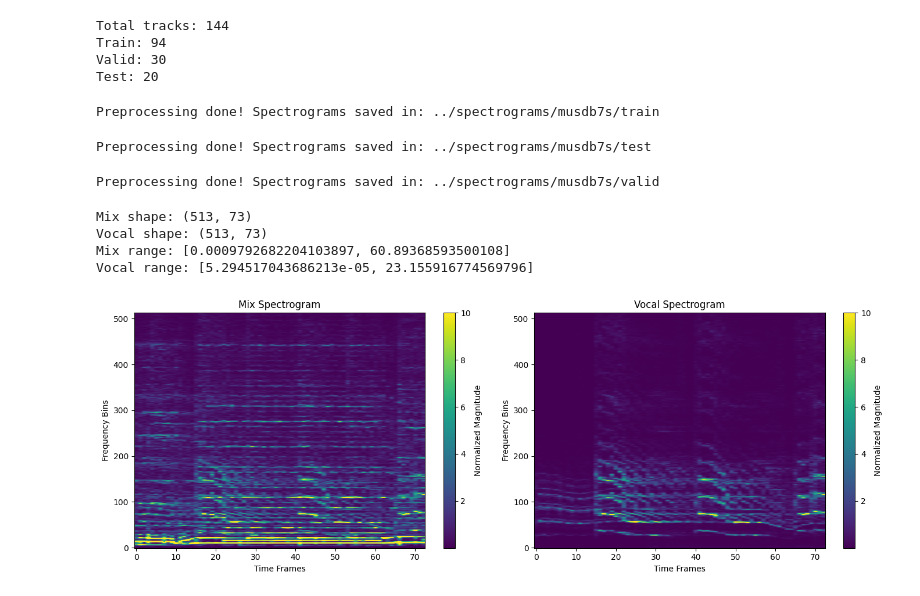
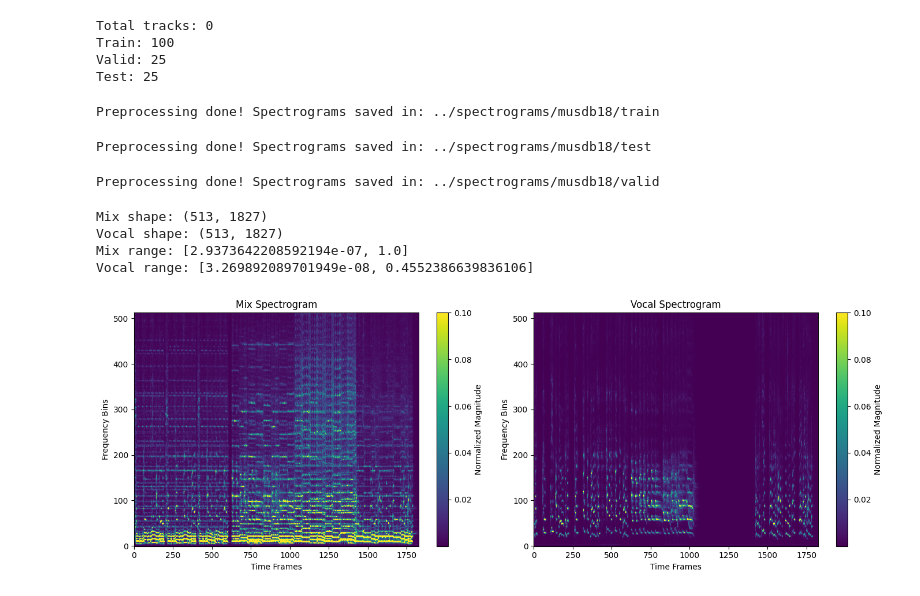
Before and after one commit to Are-had/Singing-Voice-Separation-with-Deep-U-net, a Jupyter notebook: notebooks/process_data.ipynb, the cells around one changed output. Cells and saved outputs as stored; diff of their text form; code cells hidden in the pictures.

```diff
--- a/notebooks/process_data.ipynb
+++ b/notebooks/process_data.ipynb
@@ -17,13 +17,13 @@ import musdb
 import matplotlib.pyplot as plt
 import numpy as np
 # %%
-mus = musdb.DB(root='../data/musdb7s', is_wav=False)
+mus = musdb.DB(root='../data/mus', is_wav=False)
 
 print(f"Total tracks: {len(mus.tracks)}")
 
 # load the train and the test set
-mus_train = musdb.DB(root='../data/musdb7s', is_wav=False, subsets='train')
-mus_test = musdb.DB(root='../data/musdb7s', is_wav=False, subsets='test')
+mus_train = musdb.DB(root='../data/musdb18', is_wav=False, subsets='train')
+mus_test = musdb.DB(root='../data/musdb18', is_wav=False, subsets='test')
 
 train_tracks = mus_train.tracks
 
@@ -31,7 +31,7 @@ train_tracks = mus_train.tracks
 # Split test en test + valid
 test_tracks, valid_tracks = train_test_split(
     mus_test.tracks,
-    test_size=0.6,
+    test_size=0.5,
     random_state=42
 )
 
@@ -39,70 +39,70 @@ print(f"Train: {len(train_tracks)}")
 print(f"Valid: {len(valid_tracks)}")
 print(f"Test: {len(test_tracks)}")
 # %% [output]
-Total tracks: 144
-Train: 94
-Valid: 30
-Test: 20
+Total tracks: 0
+Train: 100
+Valid: 25
+Test: 25
 # %%
 # Preprocess and save tarin spectrograms
 preprocess_musdb_and_save(
     tracks= train_tracks,
-    output_folder='../spectrograms/musdb7s/train',
+    output_folder='../spectrograms/musdb18/train',
 )
 # %% [output]
-Preprocessing done! Spectrograms saved in: ../spectrograms/musdb7s/train
+Preprocessing done! Spectrograms saved in: ../spectrograms/musdb18/train
 # %%
 preprocess_musdb_and_save(
     tracks=test_tracks,
-    output_folder='../spectrograms/musdb7s/test',
+    output_folder='../spectrograms/musdb18/test',
 )
 # %% [output]
-Preprocessing done! Spectrograms saved in: ../spectrograms/musdb7s/test
+Preprocessing done! Spectrograms saved in: ../spectrograms/musdb18/test
 # %%
 preprocess_musdb_and_save(
     tracks=valid_tracks,
-    output_folder='../spectrograms/musdb7s/valid',
+    output_folder='../spectrograms/musdb18/valid',
 )
 # %% [output]
-Preprocessing done! Spectrograms saved in: ../spectrograms/musdb7s/valid
+Preprocessing done! Spectrograms saved in: ../spectrograms/musdb18/valid
 # %%
 # Load and inspect saved spectrograms
 
-mix_spec = np.load('../spectrograms/musdb7s/train/mixture/A_Classic_Education_-_NightOwl_spec.npy')
-vocal_spec = np.load('../spectrograms/musdb7s/train/vocal/A_Classic_Education_-_NightOwl_spec.npy')
+mix_spec = np.load('../spectrograms/musdb18/train/mixture/A_Classic_Education_-_NightOwl_spec.npy')
+vocal_spec = np.load('../spectrograms/musdb18/train/vocal/A_Classic_Education_-_NightOwl_spec.npy')
 
 print(f"Mix shape: {mix_spec.shape}")
 print(f"Vocal shape: {vocal_spec.shape}")
 print(f"Mix range: [{mix_spec.min()}, {mix_spec.max()}]")
 print(f"Vocal range: [{vocal_spec.min()}, {vocal_spec.max()}]")
 # %% [output]
-Mix shape: (513, 73)
-Vocal shape: (513, 73)
-Mix range: [0.0009792682204103897, 60.89368593500108]
-Vocal range: [5.294517043686213e-05, 23.155916774569796]
+Mix shape: (513, 1827)
+Vocal shape: (513, 1827)
+Mix range: [2.9373642208592194e-07, 1.0]
+Vocal range: [3.269892089701949e-08, 0.4552386639836106]
 # %%
 # plot the normalized spectrogram
 
 
 plt.figure(figsize=(14, 5))
 
 # Mix spectrogram
 plt.subplot(1, 2, 1)
-plt.imshow(mix_spec, aspect='auto', origin='lower', cmap='viridis', vmax=10 )
+plt.imshow(mix_spec, aspect='auto', origin='lower', cmap='viridis',vmax=0.1  )
 plt.colorbar(label='Normalized Magnitude')
 plt.title('Mix Spectrogram')
 plt.xlabel('Time Frames')
 plt.ylabel('Frequency Bins')
 
 # Vocal spectrogram
 plt.subplot(1, 2, 2)
-plt.imshow(vocal_spec, aspect='auto', origin='lower', cmap='viridis', vmax=10 )
+plt.imshow(vocal_spec, aspect='auto', origin='lower', cmap='viridis', vmax=0.1 )
 plt.colorbar(label='Normalized Magnitude')
 plt.title('Vocal Spectrogram')
 plt.xlabel('Time Frames')
 plt.ylabel('Frequency Bins')
 
 plt.tight_layout()
 plt.show()
 # %% [output]
-[figure, old version]
+[figure, new version]
```
Also changed, not shown: 1 other file.
